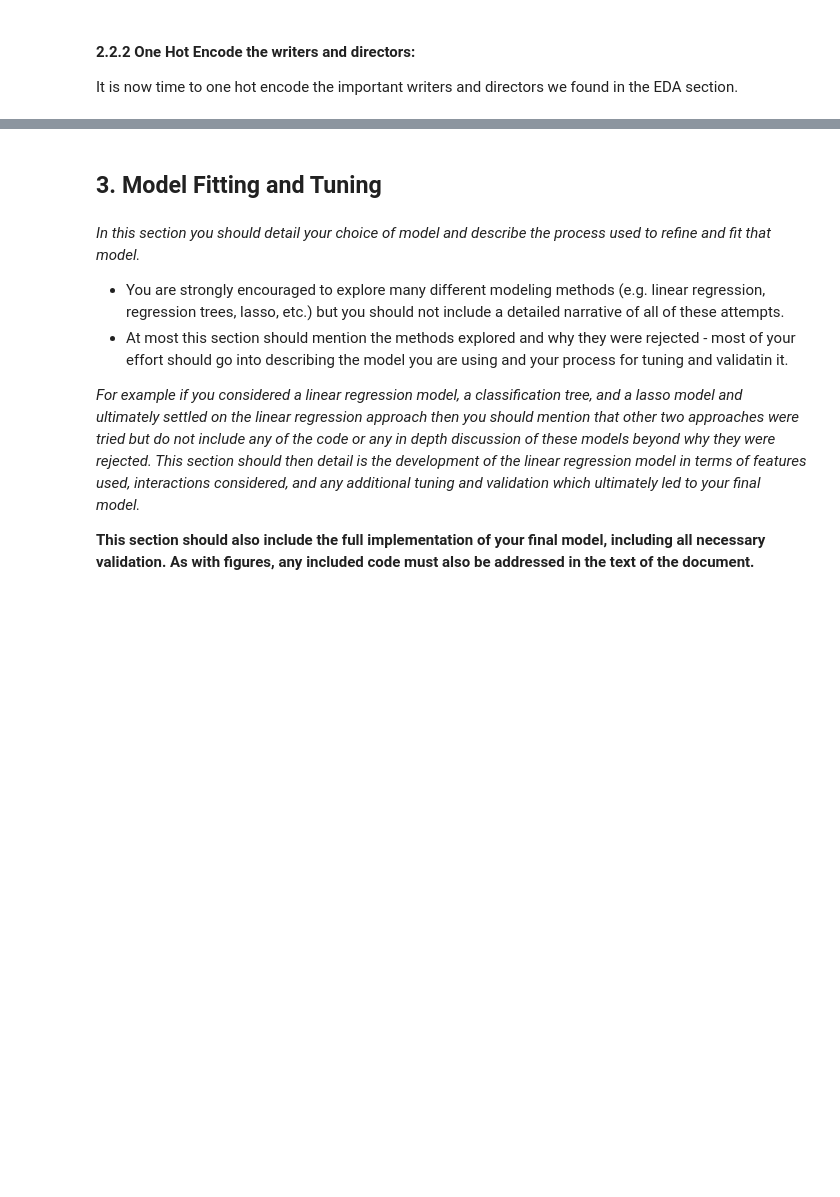
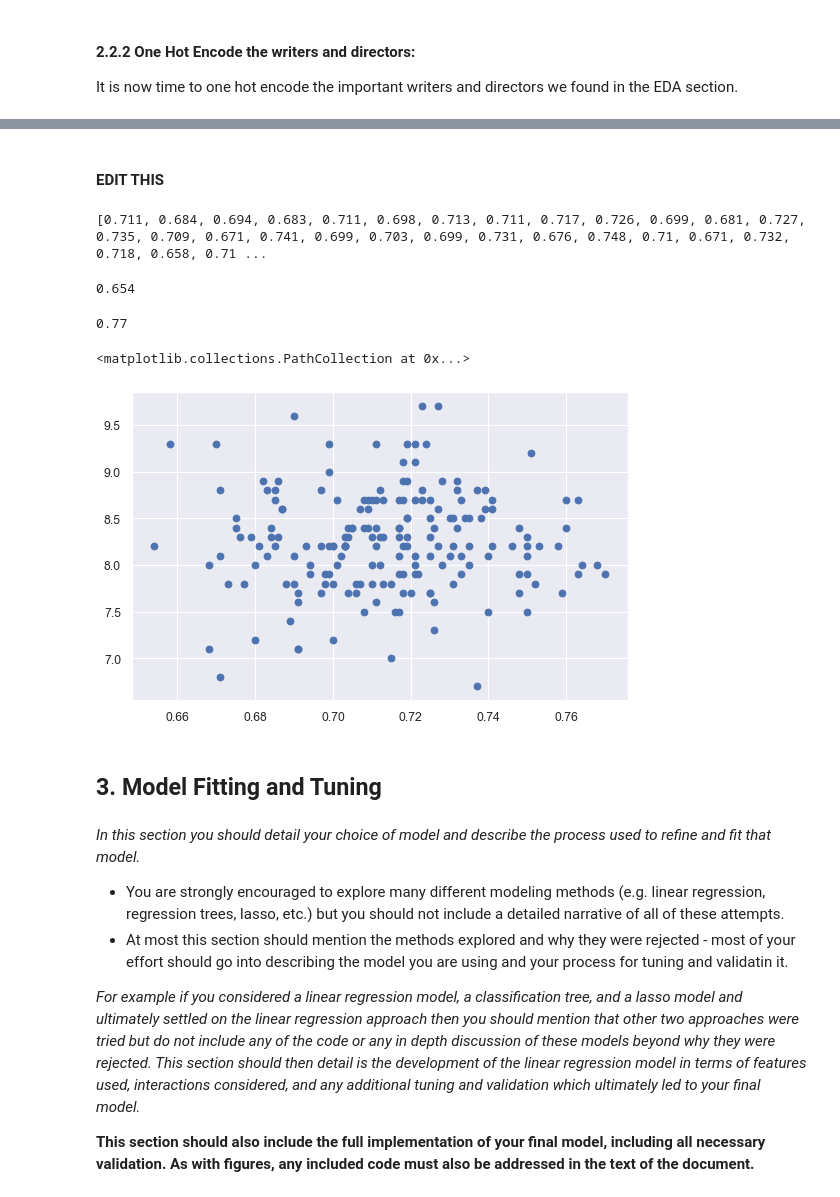
Before and after one commit to Mengyao41/ML_proj1, a Jupyter notebook: project1.ipynb, the cells around one changed output, grey strips where cells are left out. Saved outputs shown, nothing was run; the diff lists cells and outputs as text; code cells hidden in the pictures; blank space fills up the shorter version.

Commit message:
Started working on Sentiment Scores

```diff
--- a/project1.ipynb
+++ b/project1.ipynb
@@ -261,0 +329,12 @@ It is now time to one hot encode the important writers and directors we found in
+# %%
+#now lets do the same but with the writers!
+# perform encoding on the director column
+encoded = pd.get_dummies(data['writer'].apply(lambda x: x if x in writers else 'Other_writer'))
+
+# merge the encoded dataframe with the original dataframe
+data = pd.concat([data, encoded], axis=1)
+
+# drop the original director column
+data.drop('writer', axis=1, inplace=True)
+
+data.head(1)
@@ -261,0 +349,4 @@ It is now time to one hot encode the important writers and directors we found in
+# %%
+data = data.drop(columns=['season', 'episode',
+                          'episode_name','total_votes',
+                         'air_date', 'main_chars'])
@@ -261,0 +359,2 @@ It is now time to one hot encode the important writers and directors we found in
+# %%
+data = data.drop(columns=['n_words'])
@@ -262,3 +364,36 @@ It is now time to one hot encode the important writers and directors we found in
+# %% [markdown]
+#### EDIT THIS
+# %%
+# instantiate the sentiment analyzer
+analyzer = SentimentIntensityAnalyzer()
+
+# define some text to analyze
+text = data_from_schrutepy['text'][2]
+
+# define some text to analyze
+#text = "I really enjoyed the movie. The acting was great and the plot kept me on the edge of my seat."
+text = data_from_schrutepy.fillna(' ').groupby(['season', 'episode'])['text'].apply(' '.join)
+
+# analyze the sentiment of the text
+scores = [analyzer.polarity_scores(i)['neu'] for i in text]
+
+# print the sentiment scores
+print(scores)
+# %% [output]
+[0.711, 0.684, 0.694, 0.683, 0.711, 0.698, 0.713, 0.711, 0.717, 0.726, 0.699, 0.681, 0.727, 0.735, 0.709, 0.671, 0.741, 0.699, 0.703, 0.699, 0.731, 0.676, 0.748, 0.71, 0.671, 0.732, 0.718, 0.658, 0.71 ...
+# %%
+np.min(scores)
+# %% [output]
+0.654
+# %%
+np.max(scores)
+# %% [output]
+0.77
+# %%
+plt.scatter(scores, data['imdb_rating'])
+# %% [output]
+<matplotlib.collections.PathCollection at 0x...>
+[figure, added]
 # %% [markdown]
 ## 3. Model Fitting and Tuning
 # %% [markdown]
```
Also changed, not shown: parts of 24 cells of this notebook.
